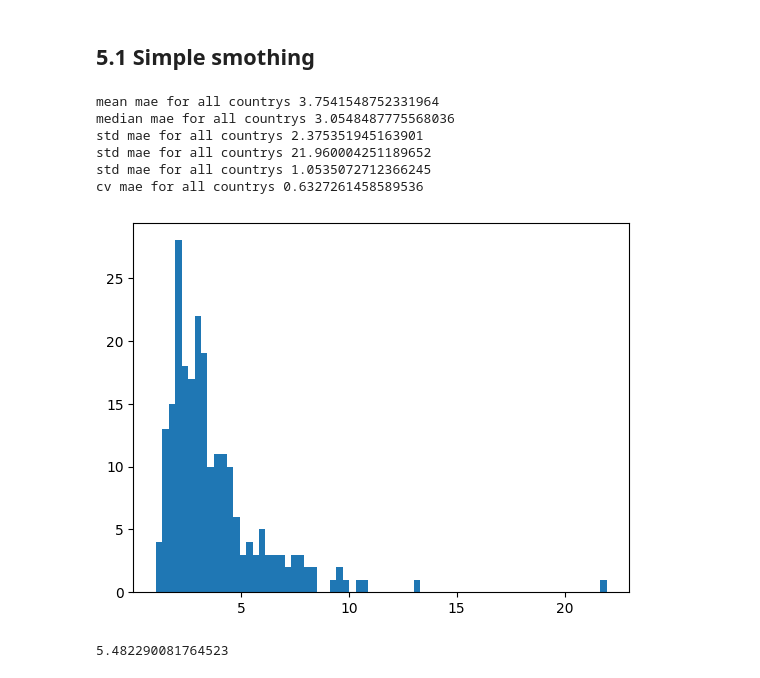
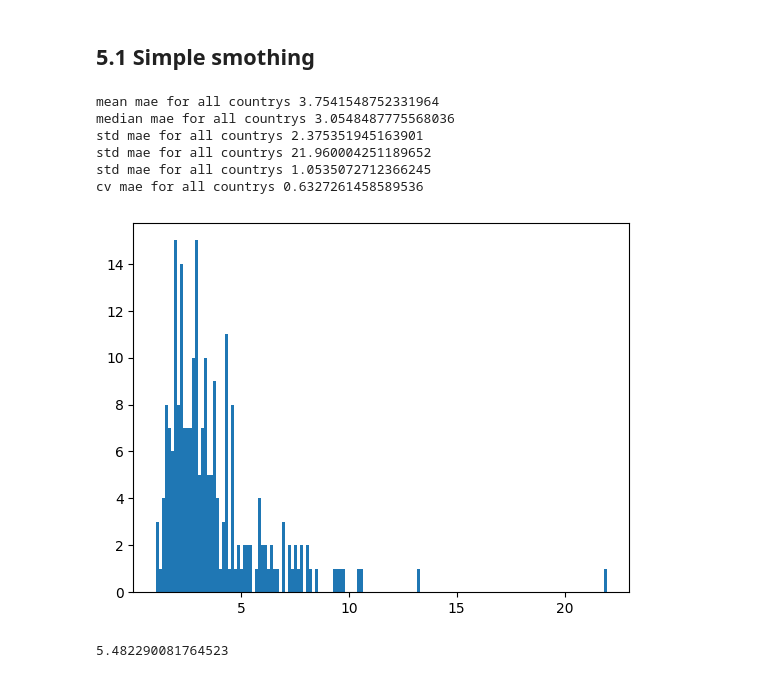
Before and after one commit to lavinomenezes/Desafio_DS_Series_Temporais, a Jupyter notebook: notebooks/desafio_df_v01_time_series_analyses.ipynb, the cells around one changed output. Cells and saved outputs as stored; diff of their text form; code cells hidden in the pictures.

```diff
--- a/notebooks/desafio_df_v01_time_series_analyses.ipynb
+++ b/notebooks/desafio_df_v01_time_series_analyses.ipynb
@@ -895,35 +895,35 @@ for country in df3.columns:
 
         # Ajuste o modelo Simple Exponential Smoothing (SES)
         model_ses = SimpleExpSmoothing(train_data, initialization_method='estimated').fit()
 
         # Faça previsões no conjunto de teste
         forecast = model_ses.forecast(len(test_data))
 
         # Calcule a métrica desejada (MAE)
         mae = mean_absolute_error(test_data, forecast)
 
         # Adicione o MAE à lista de métricas
         final_metrics_cv = pd.concat([final_metrics_cv, pd.DataFrame({country: [mae]})], ignore_index=True)
     df_final_metrics_cv = pd.concat([df_final_metrics_cv, final_metrics_cv], axis=1)
 
 
 aux = df_final_metrics_cv.mean()
 
 print("mean mae for all countrys",aux.values.mean())
 print("median mae for all countrys",np.median(aux.values))
 print("std mae for all countrys",aux.values.std())
 print("std mae for all countrys",aux.values.max())
 print("std mae for all countrys",aux.values.min())
 print("cv mae for all countrys",aux.values.std() / aux.values.mean())
-plt.hist(aux.values, bins=70);
+plt.hist(aux.values, bins=150);
 # %% [output]
 mean mae for all countrys 3.7541548752331964
 median mae for all countrys 3.0548487775568036
 std mae for all countrys 2.375351945163901
 std mae for all countrys 21.960004251189652
 std mae for all countrys 1.0535072712366245
 cv mae for all countrys 0.6327261458589536
-[figure, old version]
+[figure, new version]
 # %%
 df_final_metrics_cv['Argentina'].mean()
 # %% [output]
```
Also changed, not shown: parts of 13 cells of this notebook, 3 other files.
